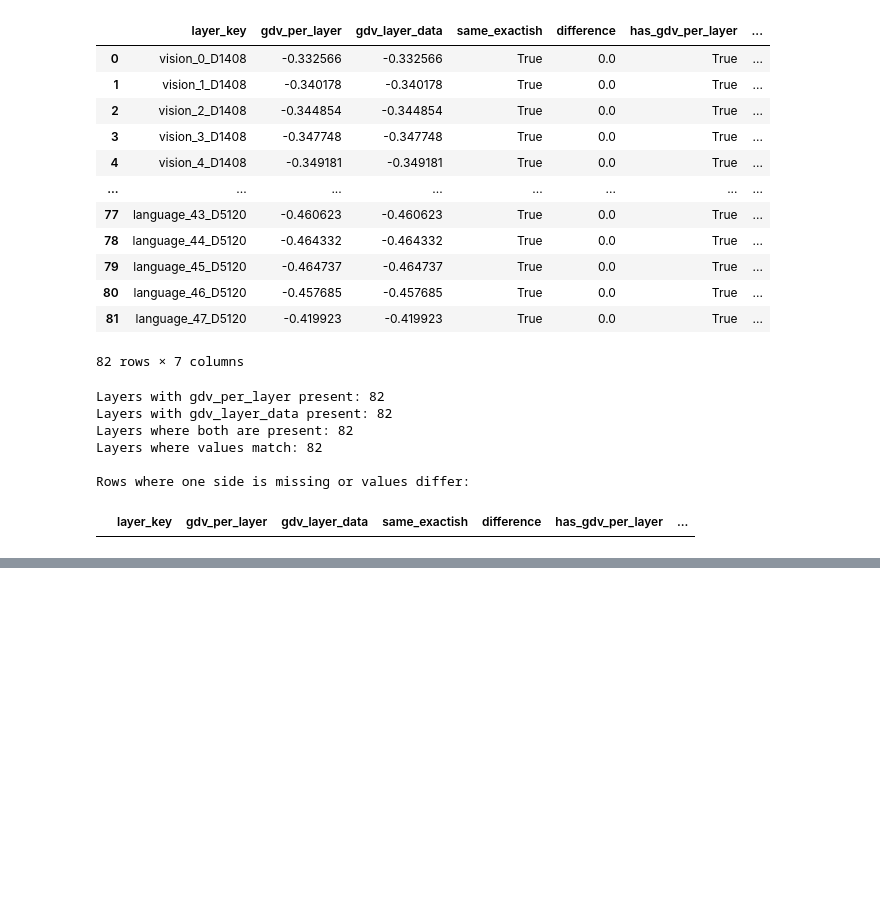
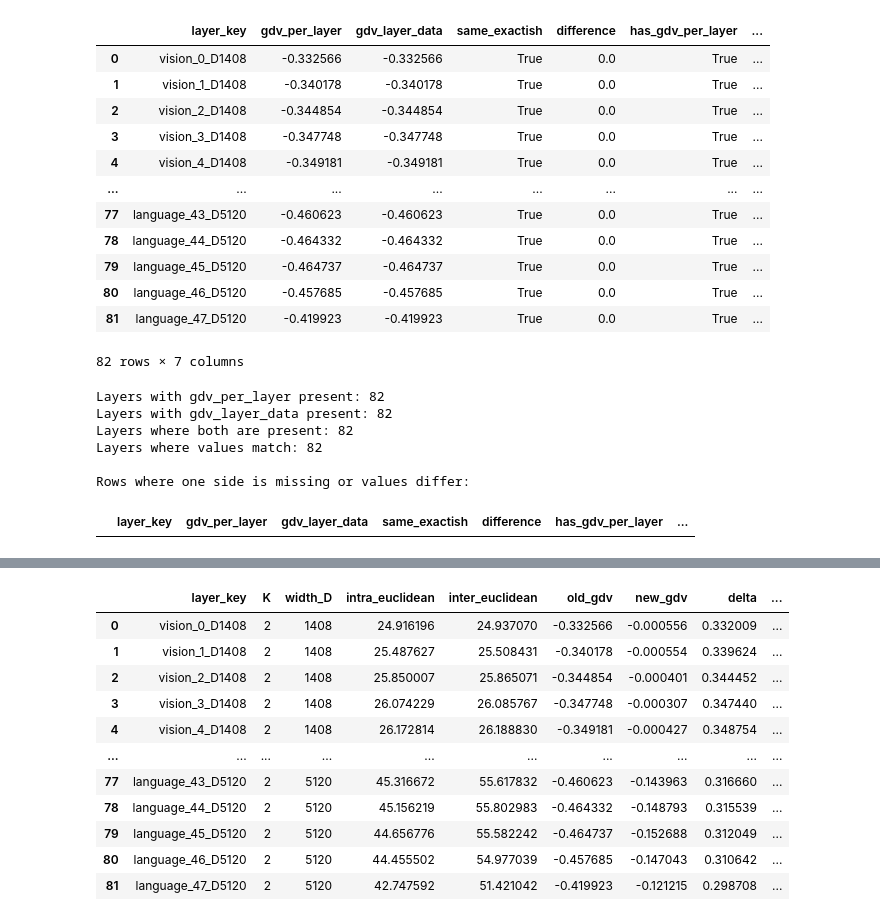
Before and after one commit to Jihagen/Vision-Transformers, a Jupyter notebook: gdv sanity check.ipynb, the cells around one changed output, grey strips where cells are left out. Cells and saved outputs as stored; diff of their text form; code cells hidden in the pictures; blank space fills up the shorter version.

```diff
--- a/gdv sanity check.ipynb
+++ b/gdv sanity check.ipynb
@@ -161,0 +139,15 @@ NameError: name 'results_list' is not defined
+# %%
+# Check whether the needed fields are present in every layer
+needed = ["width_D", "intra_euclidean", "inter_euclidean"]
+check_rows = []
+
+for layer_key in sorted_layers:
+    ld = layer_data[layer_key]
+    check_rows.append({
+        "layer_key": layer_key,
+        **{k: (k in ld) for k in needed},
+        "has_labels": ("labels" in ld) or ("samples" in ld and "labels" in ld["samples"]),
+    })
+
+df_needed = pd.DataFrame(check_rows)
+df_needed
@@ -161,0 +168,73 @@ NameError: name 'results_list' is not defined
+# %%
+# Recompute corrected GDV values from stored intra/inter/D only
+
+import copy
+import numpy as np
+import pandas as pd
+
+obj_fixed = copy.deepcopy(obj)
+
+sorted_layers = obj_fixed["sorted_layers"]
+layer_data = obj_fixed["layer_data"]
+
+recalc_rows = []
+
+for layer_key in sorted_layers:
+    ld = layer_data[layer_key]
+
+    D = int(ld["width_D"])
+    intra = float(ld["intra_euclidean"])
+    inter = float(ld["inter_euclidean"])
+
+    # get labels for K
+    if "samples" in ld and "labels" in ld["samples"]:
+        labels = np.array(ld["samples"]["labels"], dtype=object)
+    else:
+        labels = np.array(ld.get("labels", []), dtype=object)
+
+    labels_norm = np.array([str(x).strip().lower() for x in labels], dtype=object)
+    K = len(np.unique(labels_norm))
+
+    old_gdv = float(ld.get("gdv_euclidean", np.nan))
+
+    if K < 2:
+        new_gdv = 0.0
+        formula_used = "degenerate"
+    elif K == 2:
+        new_gdv = (intra - inter) / np.sqrt(D)
+        formula_used = "centered_2class"
+    else:
+        new_gdv = (1 / np.sqrt(D)) * ((1 / K) * intra - (2 / (K * (K - 1))) * inter)
+        formula_used = "original_K_weighted"
+
+    # write back
+    ld["gdv_euclidean"] = float(new_gdv)
+    obj_fixed["gdv_per_layer"][layer_key] = float(new_gdv)
+
+    recalc_rows.append({
+        "layer_key": layer_key,
+        "K": K,
+        "width_D": D,
+        "intra_euclidean": intra,
+        "inter_euclidean": inter,
+        "old_gdv": old_gdv,
+        "new_gdv": new_gdv,
+        "delta": new_gdv - old_gdv,
+        "formula_used": formula_used,
+    })
+
+df_recalc = pd.DataFrame(recalc_rows)
+df_recalc
+# %% [output]
+|  | layer_key | K | width_D | intra_euclidean | inter_euclidean | old_gdv | new_gdv | delta | ... |
+| 0 | vision_0_D1408 | 2 | 1408 | 24.916196 | 24.937070 | -0.332566 | -0.000556 | 0.332009 | ... |
+| 1 | vision_1_D1408 | 2 | 1408 | 25.487627 | 25.508431 | -0.340178 | -0.000554 | 0.339624 | ... |
+| 2 | vision_2_D1408 | 2 | 1408 | 25.850007 | 25.865071 | -0.344854 | -0.000401 | 0.344452 | ... |
+| 3 | vision_3_D1408 | 2 | 1408 | 26.074229 | 26.085767 | -0.347748 | -0.000307 | 0.347440 | ... |
+| 4 | vision_4_D1408 | 2 | 1408 | 26.172814 | 26.188830 | -0.349181 | -0.000427 | 0.348754 | ... |
+| ... | ... | ... | ... | ... | ... | ... | ... | ... | ... |
+| 77 | language_43_D5120 | 2 | 5120 | 45.316672 | 55.617832 | -0.460623 | -0.143963 | 0.316660 | ... |
+| 78 | language_44_D5120 | 2 | 5120 | 45.156219 | 55.802983 | -0.464332 | -0.148793 | 0.315539 | ... |
+| 79 | language_45_D5120 | 2 | 5120 | 44.656776 | 55.582242 | -0.464737 | -0.152688 | 0.312049 | ... |
+| 80 | language_46_D5120 | 2 | 5120 | 44.455502 | 54.977039 | -0.457685 | -0.147043 | 0.310642 | ... |
+| 81 | language_47_D5120 | 2 | 5120 | 42.747592 | 51.421042 | -0.419923 | -0.121215 | 0.298708 | ... |
```
Also changed, not shown: parts of 15 cells of this notebook, 1 other file.
